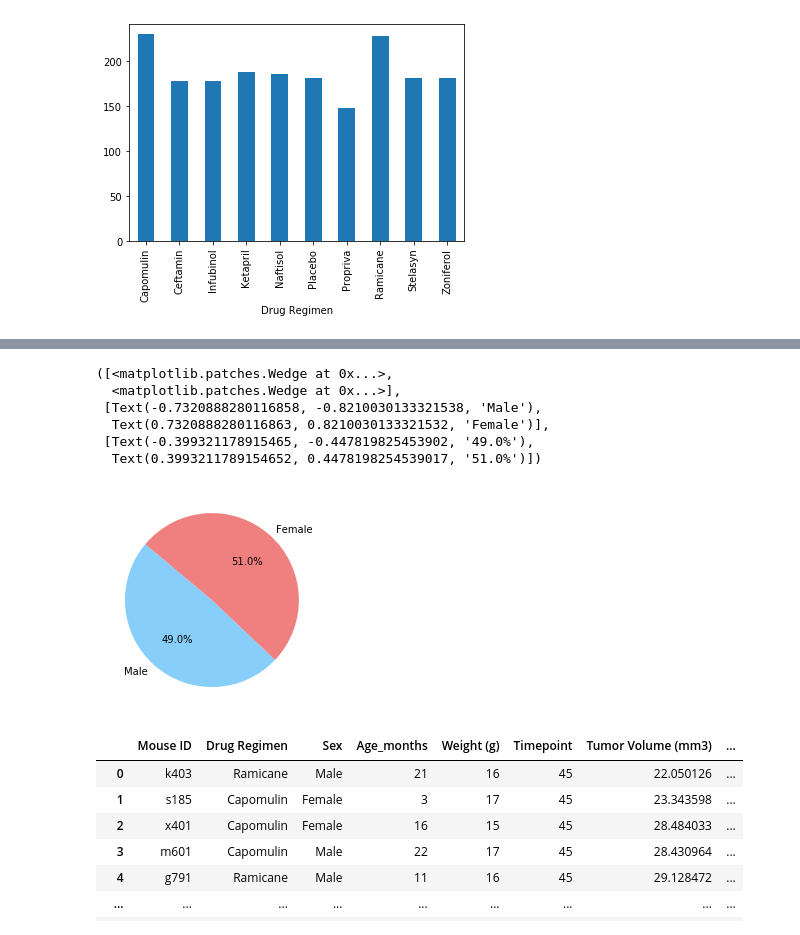
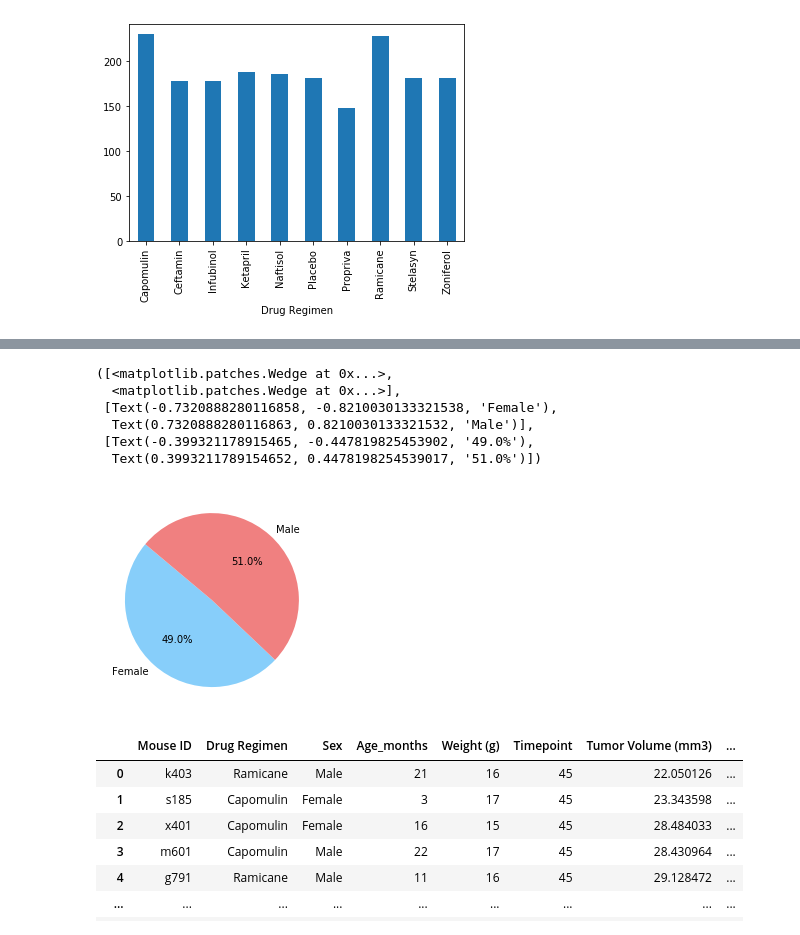
Before and after one commit to LineaFuller/Matplotlib-Challenge, a Jupyter notebook: Pymarceuticals.ipynb, the cells around one changed output, grey strips where cells are left out. Drawn from its saved outputs; the diff is of its cells as text; code cells hidden in the pictures.

```diff
--- a/Pymarceuticals.ipynb
+++ b/Pymarceuticals.ipynb
@@ -167,17 +187,17 @@ sex_pie_chart = Sex_df.plot.pie()
 [figure]
 # %%
 # Matplotlib Pie Chart
-labels = ["Male", "Female"]
+labels = ["Female", "Male"]
 colors = ["lightskyblue", "lightcoral"]
 plt.pie(Sex_df, labels=labels, colors=colors, autopct="%1.1f%%", startangle=140)
 # %% [output]
 ([<matplotlib.patches.Wedge at 0x...>,
   <matplotlib.patches.Wedge at 0x...>],
- [Text(-0.7320888280116858, -0.8210030133321538, 'Male'),
-  Text(0.7320888280116863, 0.8210030133321532, 'Female')],
+ [Text(-0.7320888280116858, -0.8210030133321538, 'Female'),
+  Text(0.7320888280116863, 0.8210030133321532, 'Male')],
  [Text(-0.399321178915465, -0.447819825453902, '49.0%'),
   Text(0.3993211789154652, 0.4478198254539017, '51.0%')])
-[figure, old version]
+[figure, new version]
 # %%
 # Quartiles, Outliers, Boxplots
 # Capomulin, Ramicane, Infubinol, and Ceftamin
```
Also changed, not shown: parts of 16 cells of this notebook.
